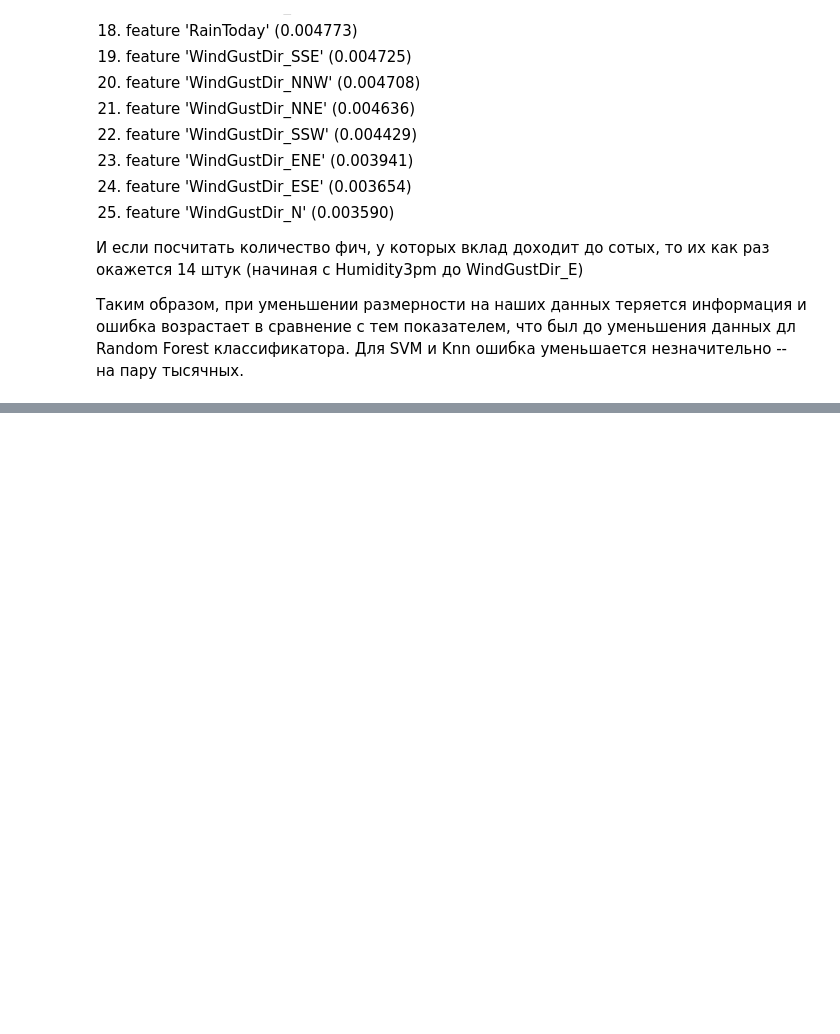
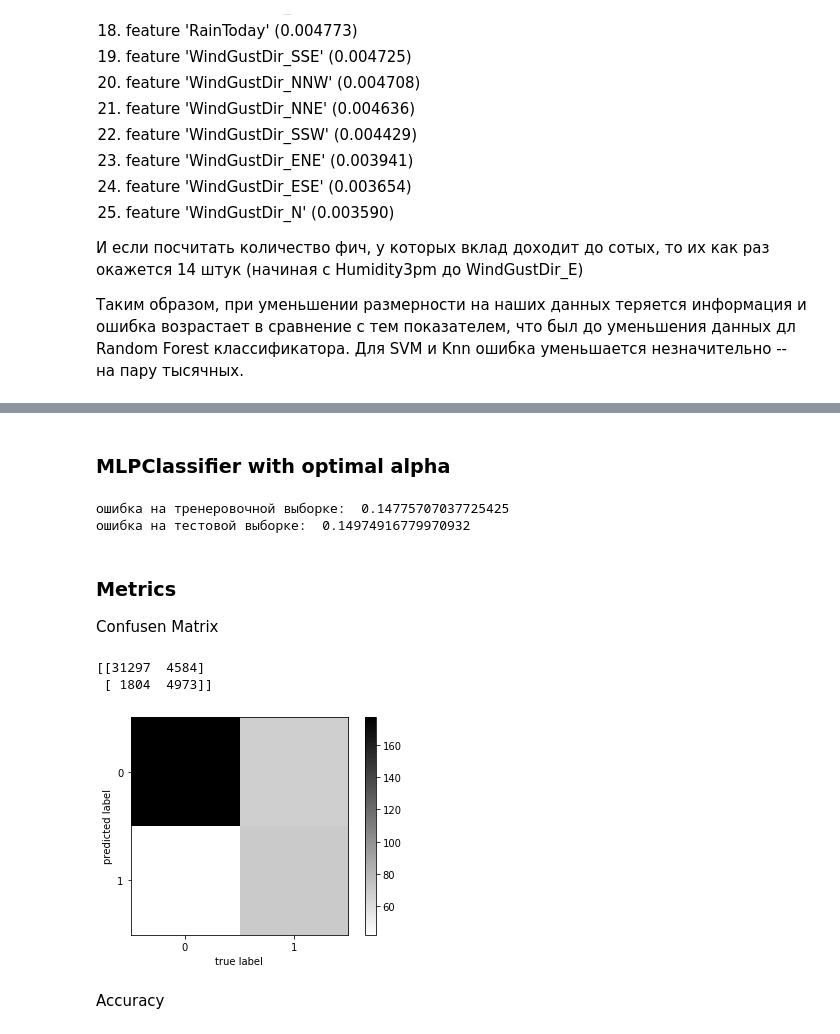
Before and after one commit to JuliaRS/MachineLearning, a Jupyter notebook: Rain_in_Australia.ipynb, the cells around one changed output, grey strips where cells are left out. Drawn from its saved outputs; the diff is of its cells as text; code cells hidden in the pictures; blank space fills up the shorter version.

```diff
--- a/Rain_in_Australia.ipynb
+++ b/Rain_in_Australia.ipynb
@@ -1090,0 +1309,39 @@ Feature importance:
+# %% [markdown]
+### MLPClassifier with optimal alpha
+# %%
+mlp_model = MLPClassifier(alpha = alpha_opt, hidden_layer_sizes = (100,),
+                          solver = 'lbfgs', activation = 'logistic', random_state = 42)
+mlp_model.fit(X_train, y_train)
+
+y_train_pred = mlp_model.predict(X_train)
+y_test_pred = mlp_model.predict(X_test)
+print("ошибка на тренеровочной выборке: ", np.mean(y_train != y_train_pred))
+print("ошибка на тестовой выборке: ", np.mean(y_test != y_test_pred))
+# %% [output]
+ошибка на тренеровочной выборке:  0.14775707037725425
+ошибка на тестовой выборке:  0.14974916779970932
+# %% [markdown]
+### Metrics
+
+Confusen Matrix
+# %%
+from sklearn.metrics import confusion_matrix
+print(confusion_matrix(y_test_pred, y_test))
+# %% [output]
+[[31297  4584]
+ [ 1804  4973]]
+# %%
+M = confusion_matrix(y_test_pred, y_test)
+M = np.sqrt(M)
+plt.imshow(M, interpolation = 'nearest')
+plt.set_cmap('binary')
+plt.xticks(range(2))
+plt.yticks(range(2))
+plt.xlabel("true label")
+plt.ylabel("predicted label")
+plt.colorbar()
+pass
+# %% [output]
+[figure, added]
+# %% [markdown]
+Accuracy
```
Also changed, not shown: parts of 46 cells of this notebook.
